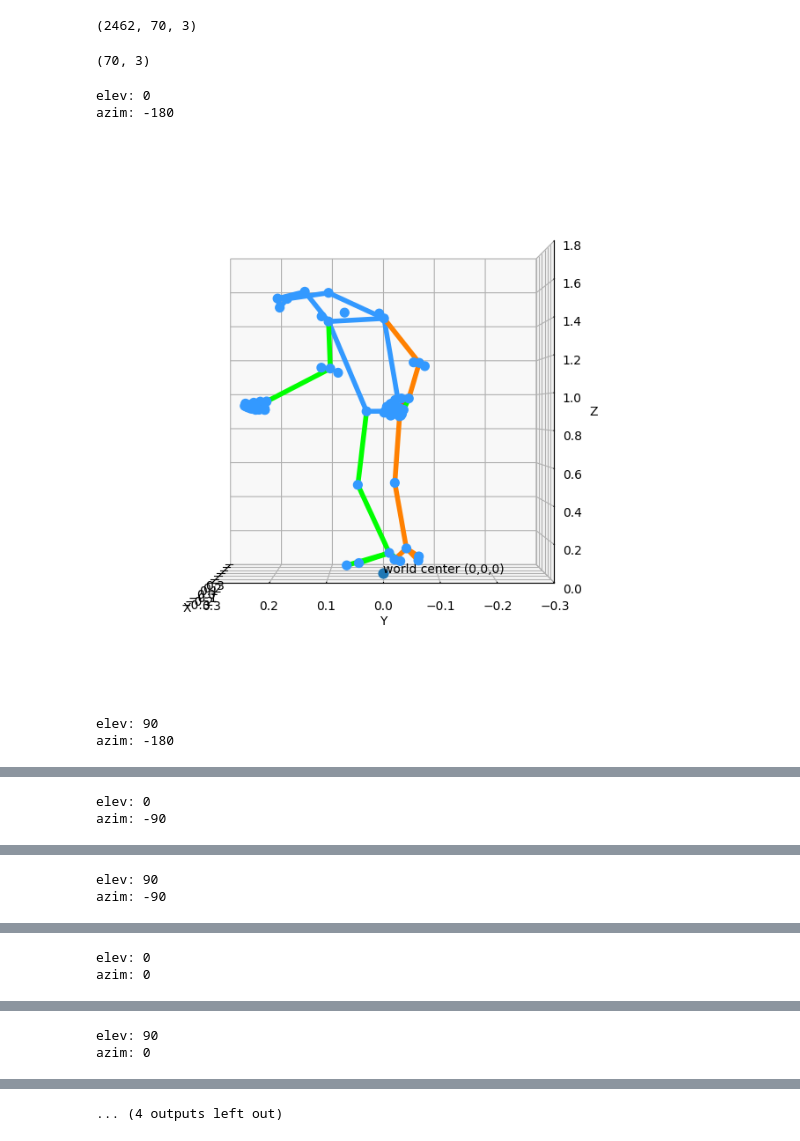
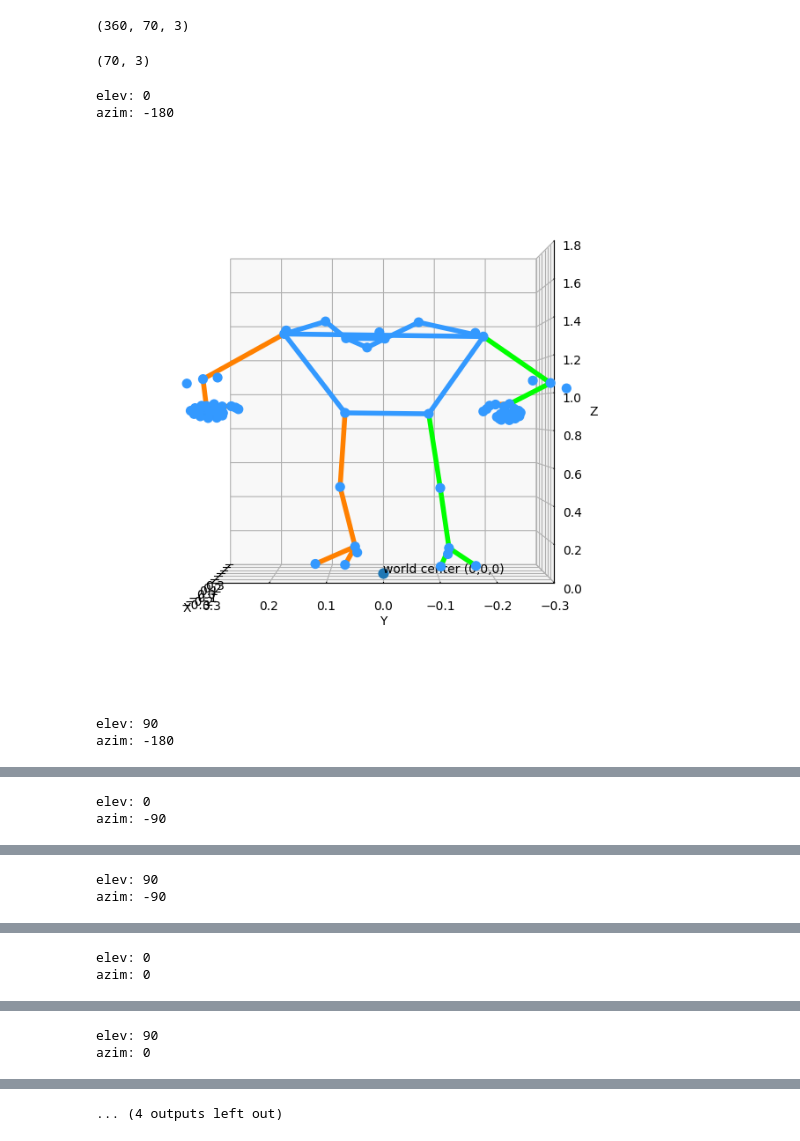
Before and after one commit to ChenKaiXuSan/Skiing_Analysis_PyTorch, a Jupyter notebook: analysis/vis.ipynb, the cells around one changed output, grey strips where cells are left out. Saved outputs shown, nothing was run; the diff lists cells and outputs as text; code cells hidden in the pictures.

```diff
--- a/analysis/vis.ipynb
+++ b/analysis/vis.ipynb
@@ -1,12 +1,12 @@
 # %%
 import numpy as np
 
-data = np.load("/workspace/data/fused_smoothed_results/pro_2_fused.npy", allow_pickle=True)
-# data = np.load("/workspace/data/fused_smoothed_results/run_3_smoothed.npy", allow_pickle=True)
+# data = np.load("/workspace/data/dual_view_pose/fused_smoothed_results/pro_1_smoothed.npy", allow_pickle=True)
+data = np.load("/workspace/data/dual_view_pose/fused_smoothed_results/run_3_smoothed.npy", allow_pickle=True)
 # %%
 data.shape
 # %% [output]
-(2462, 70, 3)
+(360, 70, 3)
 # %%
 fused_3d_kpts = data[10]
 # %%
@@ -22,26 +22,22 @@ fused_3d_kpts.shape
 # %%
 # 确定不同视角的方位角和仰角
 from matplotlib import pyplot as plt
 
 for azim in range(-180, 180, 90):
     for elev in range(0, 180, 90):
         # y to -z, z to y
         pose_3d_kpts = fused_3d_kpts.copy()
         pose_3d_kpts[:, [1, 2]] = pose_3d_kpts[:, [2, 1]] # swap y and z
         pose_3d_kpts[:, 2] = -pose_3d_kpts[:, 2] # ivert z
 
-        # pro
-        pose_3d_kpts[:, 0] = -pose_3d_kpts[:, 0] # invert x for pro
-        pose_3d_kpts[:, 1] = -pose_3d_kpts[:, 1] # invert y for pro
-
         fig = scene.draw_scene(ax=None, kpts_world=pose_3d_kpts, elev=elev, azim=azim)
         print(f"elev: {elev}")
         print(f"azim: {azim}")
 
         plt.show()
 # %% [output]
 elev: 0
 azim: -180
-[figure, old version]
+[figure, new version]
 elev: 90
 azim: -180
```
Also changed, not shown: parts of 2 cells of this notebook, 4 other files.
